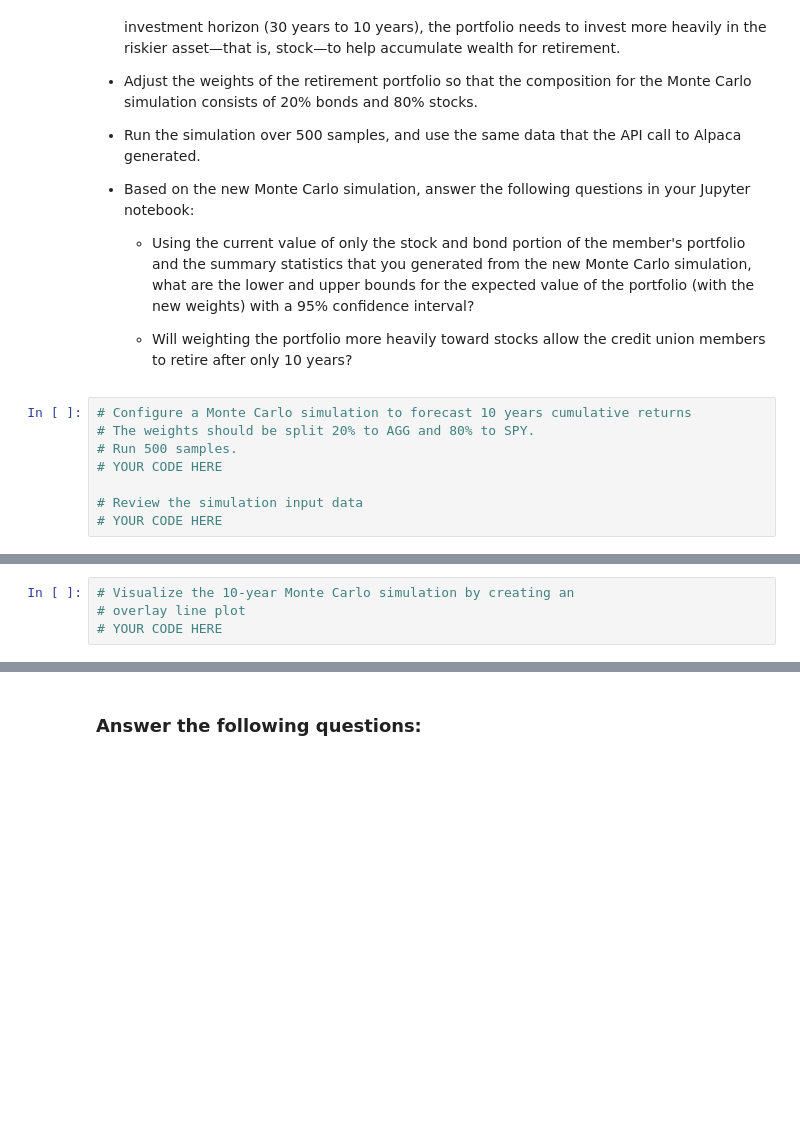
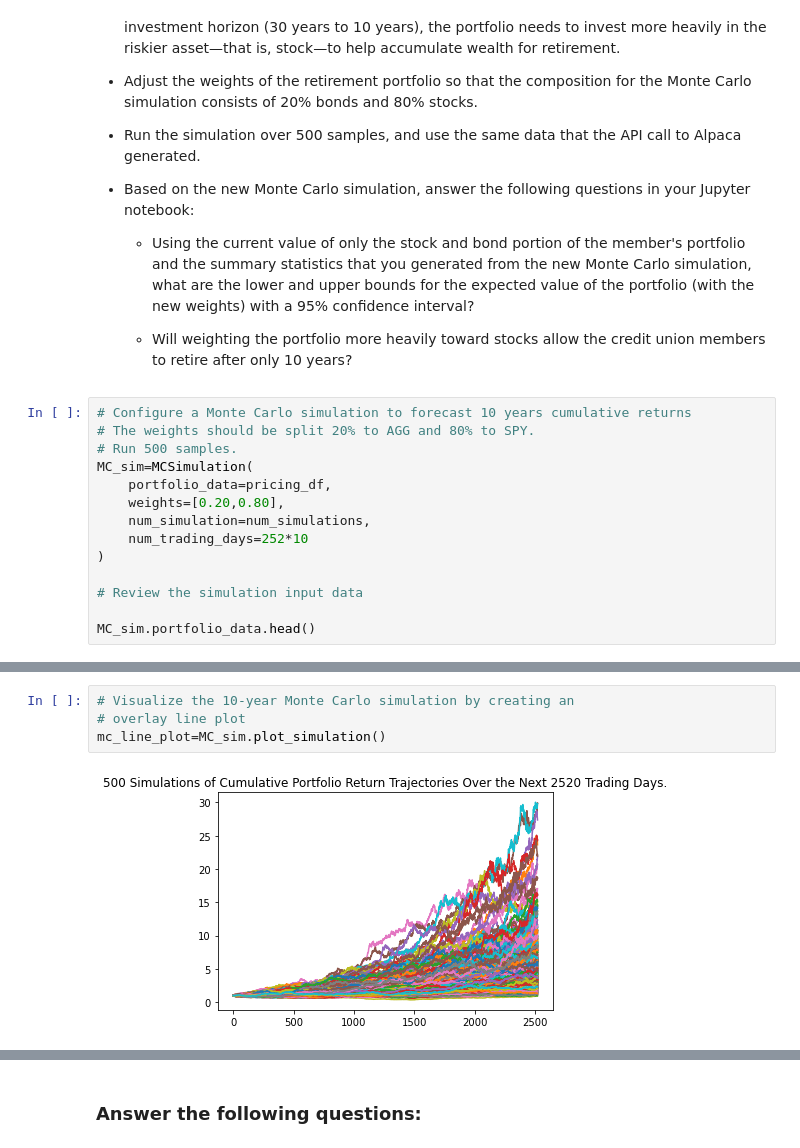
Before and after one commit to Aheesh/fin_planner, a Jupyter notebook: financial_planning_tools.ipynb, the cells around one changed output, grey strips where cells are left out. Saved outputs shown, nothing was run; the diff lists cells and outputs as text; blank space fills up the shorter version.

```diff
--- a/financial_planning_tools.ipynb
+++ b/financial_planning_tools.ipynb
@@ -589,7 +595,13 @@ For this new Monte Carlo simulation, do the following:
 # Configure a Monte Carlo simulation to forecast 10 years cumulative returns
 # The weights should be split 20% to AGG and 80% to SPY.
 # Run 500 samples.
-# YOUR CODE HERE
+MC_sim=MCSimulation(
+    portfolio_data=pricing_df,
+    weights=[0.20,0.80],
+    num_simulation=num_simulations,
+    num_trading_days=252*10
+)
 
 # Review the simulation input data
-# YOUR CODE HERE
+
+MC_sim.portfolio_data.head()
@@ -599,7 +651,9 @@ For this new Monte Carlo simulation, do the following:
 # %%
 # Visualize the 10-year Monte Carlo simulation by creating an
 # overlay line plot
-# YOUR CODE HERE
+mc_line_plot=MC_sim.plot_simulation()
+# %% [output]
+[figure, added]
 # %%
 # Visualize the probability distribution of the 10-year Monte Carlo simulation
 # by plotting a histogram
```
Also changed, not shown: parts of 15 cells of this notebook.
